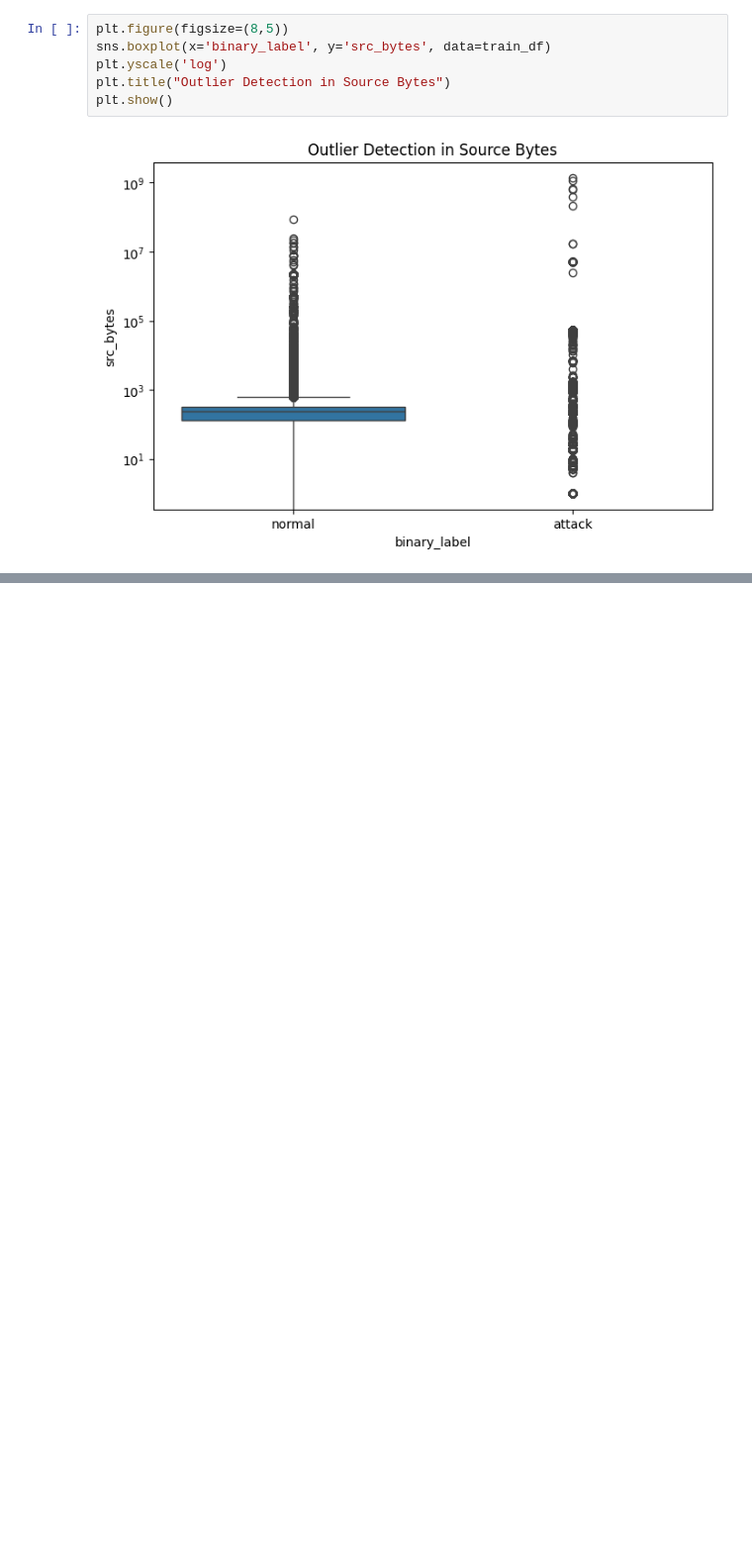
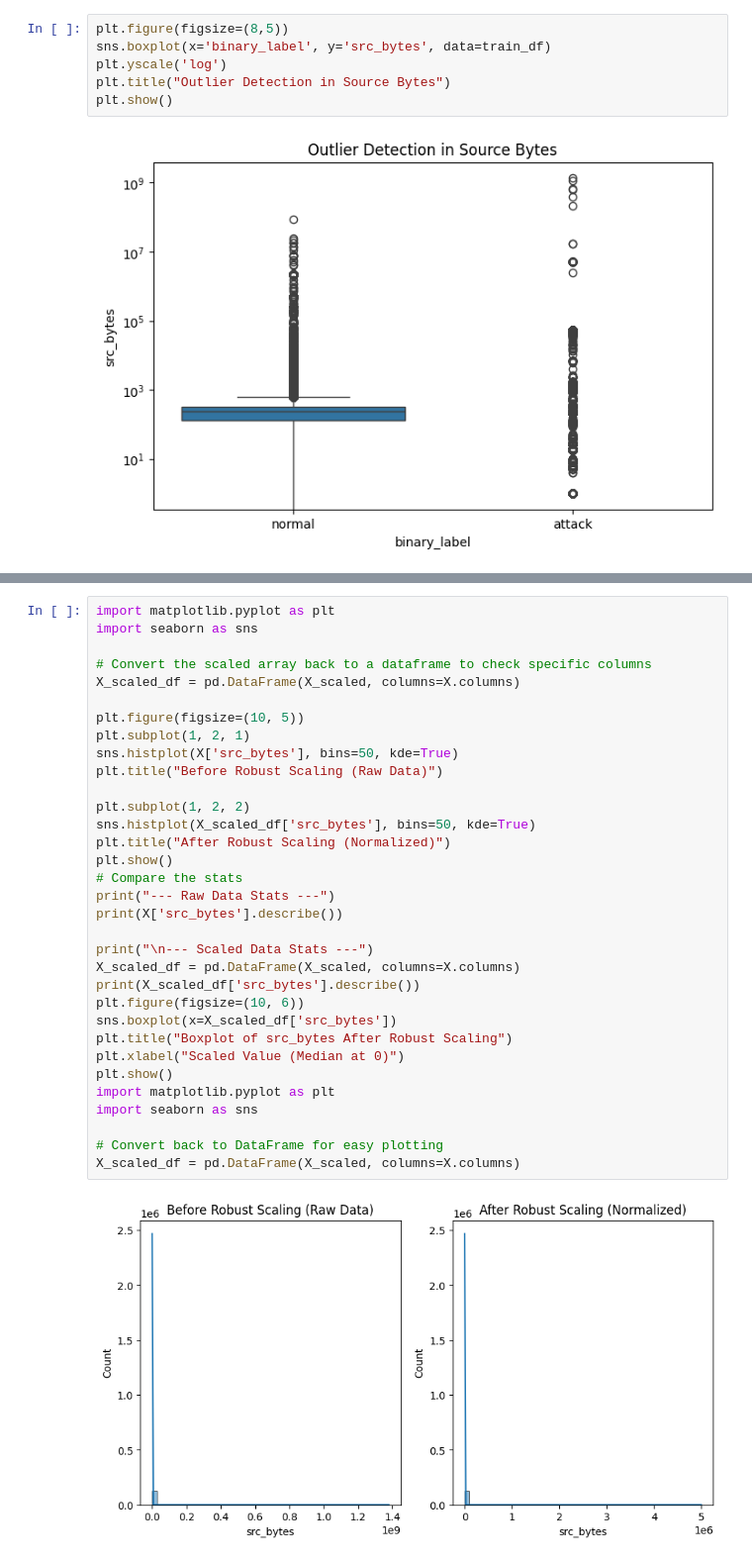
Before and after one commit to masrie03/Applied-Machine-Learning-Project-Assignment, a Jupyter notebook: intrusionDetection.ipynb, the cells around one changed output, grey strips where cells are left out. Shown at 99% size. Cells and saved outputs as stored; diff of their text form; blank space fills up the shorter version.

```diff
--- a/intrusionDetection.ipynb
+++ b/intrusionDetection.ipynb
@@ -177,0 +219,35 @@ plt.show()
+# %%
+import matplotlib.pyplot as plt
+import seaborn as sns
+
+# Convert the scaled array back to a dataframe to check specific columns
+X_scaled_df = pd.DataFrame(X_scaled, columns=X.columns)
+
+plt.figure(figsize=(10, 5))
+plt.subplot(1, 2, 1)
+sns.histplot(X['src_bytes'], bins=50, kde=True)
+plt.title("Before Robust Scaling (Raw Data)")
+
+plt.subplot(1, 2, 2)
+sns.histplot(X_scaled_df['src_bytes'], bins=50, kde=True)
+plt.title("After Robust Scaling (Normalized)")
+plt.show()
+# Compare the stats
+print("--- Raw Data Stats ---")
+print(X['src_bytes'].describe())
+
+print("\n--- Scaled Data Stats ---")
+X_scaled_df = pd.DataFrame(X_scaled, columns=X.columns)
+print(X_scaled_df['src_bytes'].describe())
+plt.figure(figsize=(10, 6))
+sns.boxplot(x=X_scaled_df['src_bytes'])
+plt.title("Boxplot of src_bytes After Robust Scaling")
+plt.xlabel("Scaled Value (Median at 0)")
+plt.show()
+import matplotlib.pyplot as plt
+import seaborn as sns
+
+# Convert back to DataFrame for easy plotting
+X_scaled_df = pd.DataFrame(X_scaled, columns=X.columns)
+# %% [output]
+[figure, added]
```
Also changed, not shown: parts of 5 cells of this notebook.
